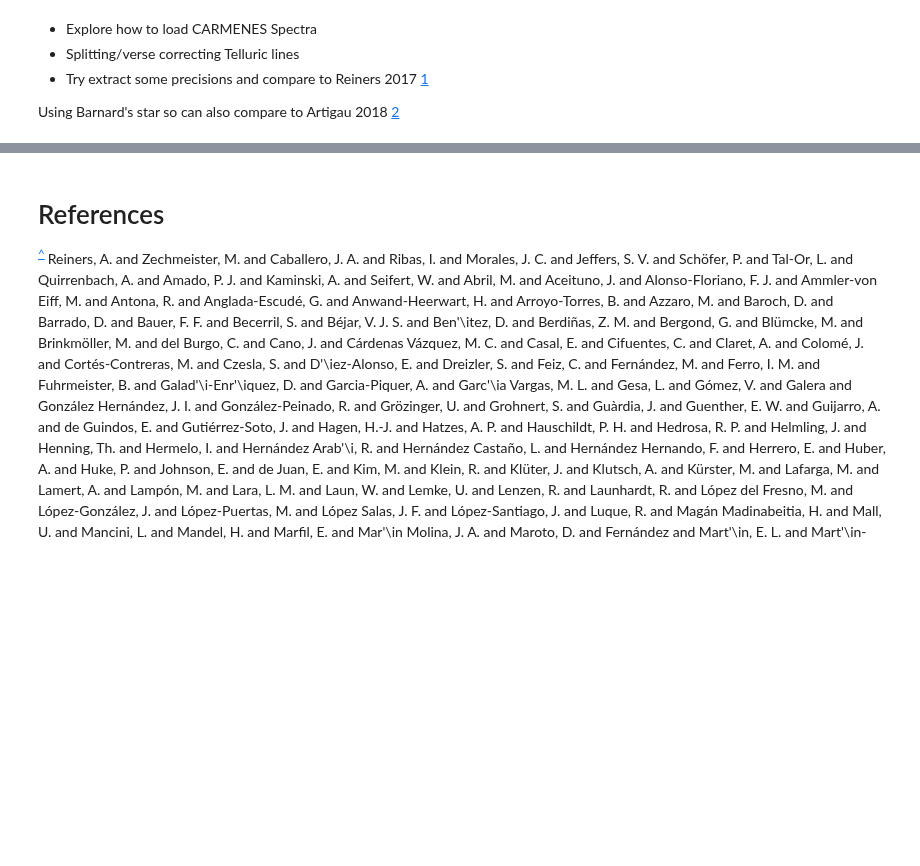
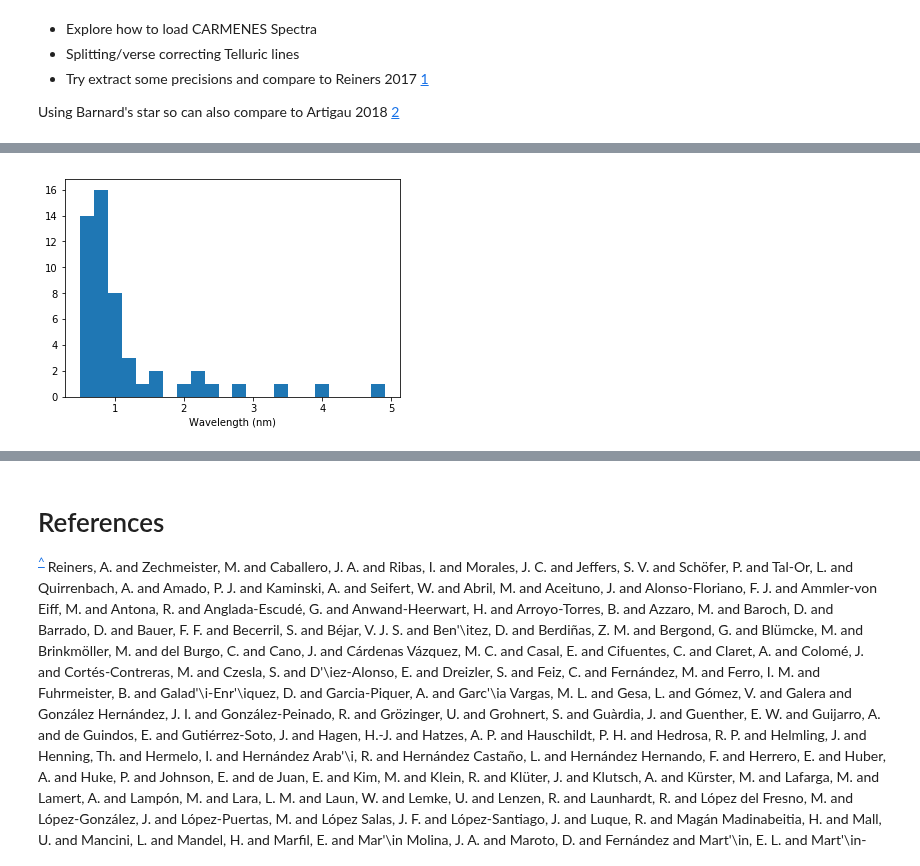
Before and after one commit to jason-neal/eniric, a Jupyter notebook: docs/Notebooks/CARMENES.ipynb, the cells around one changed output, grey strips where cells are left out. Saved outputs shown, nothing was run; the diff lists cells and outputs as text; code cells hidden in the pictures; blank space fills up the shorter version.

```diff
--- a/docs/Notebooks/CARMENES.ipynb
+++ b/docs/Notebooks/CARMENES.ipynb
@@ -88,0 +107,17 @@ name, header, wl, input_flux, input_cont, input_error, corr_flux, mtrans, qual =
+# %%
+# Load tac.fits spectrum
+wl_input, wl_model, input_flux, corr_flux, mtrans, qual, weight, mweight = tac_molecfit(filename)
+
+# Using corr flux
+assert np.all(qual >=0)
+assert np.all(qual <=1)
+
+cut_wl = wl_input[np.where(qual)]
+wl_diff = np.diff(cut_wl) * 1e3  # nanometer
+len(wl_diff)
+plt.hist(wl_diff, bins=np.arange(0.5, 5, .2))
+plt.xlabel("Wavelength (nm)")
+
+big_gaps = np.where(wl_diff > 1.5)
+# %% [output]
+[figure, added]
```
Also changed, not shown: parts of 17 cells of this notebook, 1 other file.
